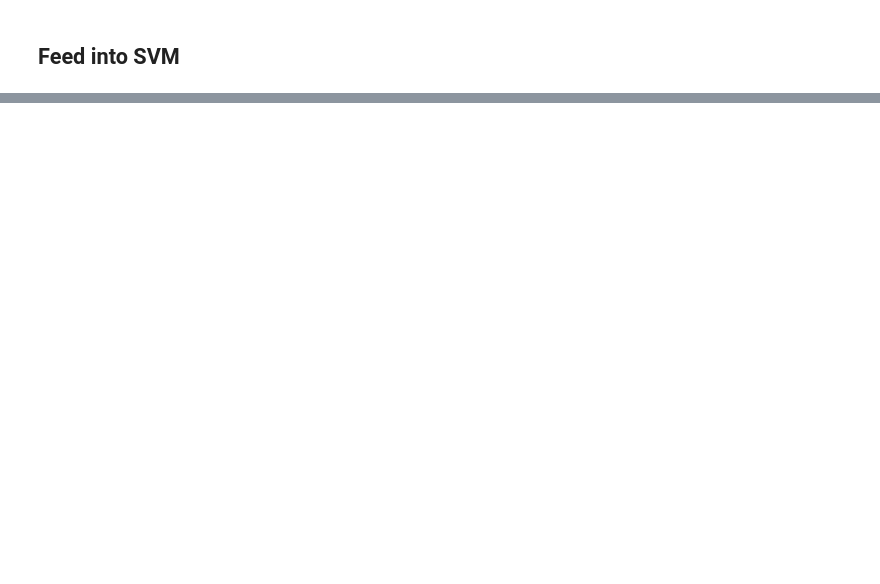
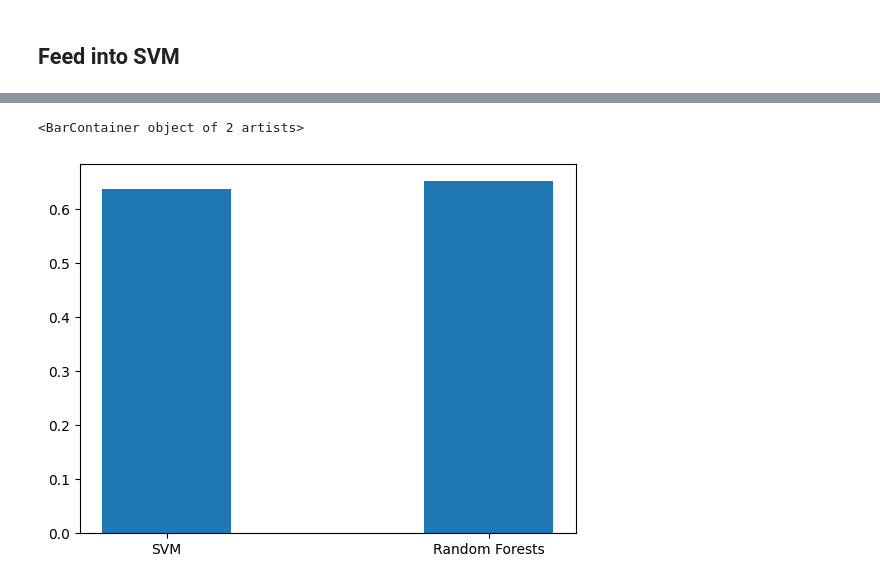
Before and after one commit to alexdelargy/DS340WProject, a Jupyter notebook: music-genre-classification.ipynb, the cells around one changed output, grey strips where cells are left out. Cells and saved outputs as stored; diff of their text form; code cells hidden in the pictures; blank space fills up the shorter version.

```diff
--- a/music-genre-classification.ipynb
+++ b/music-genre-classification.ipynb
@@ -350,0 +330,4 @@ grid.best_params_
+# %%
+rf = RandomForestClassifier(n_estimators=1000)
+
+rf.fit(scaled_features_train, [np.argmax(i) for i in train_labels])
@@ -365,0 +353,3 @@ accuracy_score([np.argmax(i) for i in test_labels], test_pred)
+# %%
+test_pred_rf = rf.predict(scaled_features_test)
+accuracy_score([np.argmax(i) for i in test_labels], test_pred_rf)
@@ -365,0 +436,5 @@ accuracy_score([np.argmax(i) for i in test_labels], test_pred)
+# %%
+plt.bar(['SVM', 'Random Forests'], [accuracy_score([np.argmax(i) for i in test_labels], test_pred), accuracy_score([np.argmax(i) for i in test_labels], test_pred_rf)], width=0.4)
+# %% [output]
+<BarContainer object of 2 artists>
+[figure, added]
```
Also changed, not shown: parts of 19 cells of this notebook.
